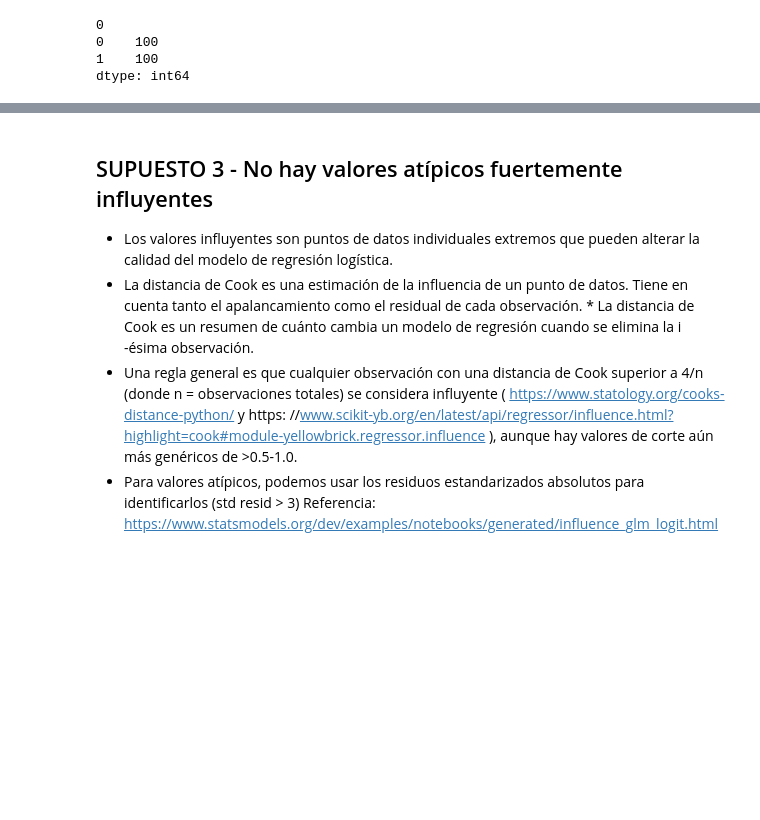
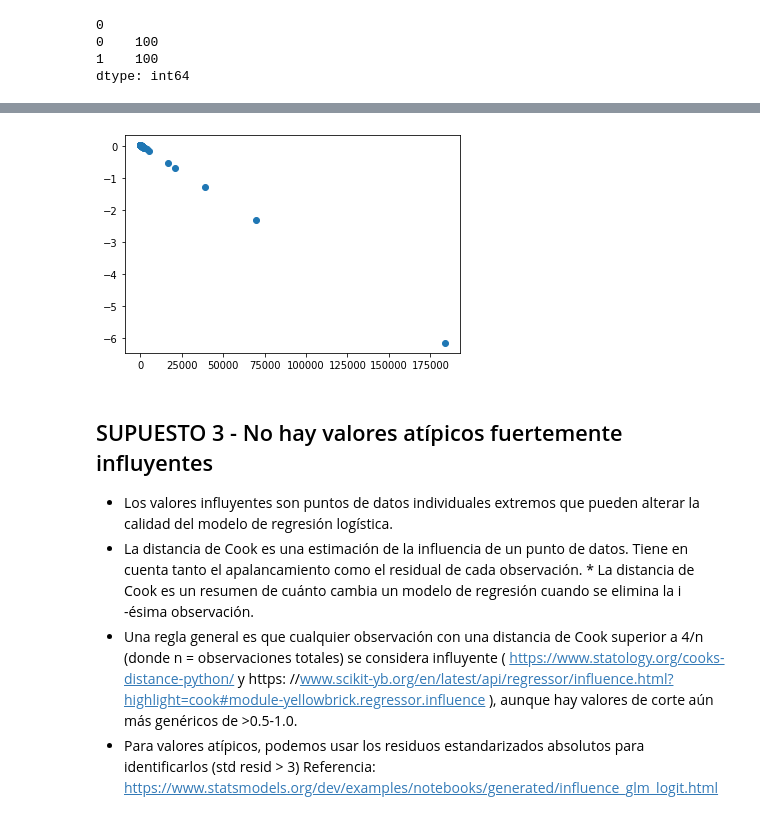
Before and after one commit to octagomez/TP_MARZO2022_REGRESION_LOGISTICA, a Jupyter notebook: Matrices_200_Ejercicio_TP_MARZO_NARCI_.ipynb, the cells around one changed output, grey strips where cells are left out. Saved outputs shown, nothing was run; the diff lists cells and outputs as text; code cells hidden in the pictures; blank space fills up the shorter version.

```diff
--- a/Matrices_200_Ejercicio_TP_MARZO_NARCI_.ipynb
+++ b/Matrices_200_Ejercicio_TP_MARZO_NARCI_.ipynb
@@ -251,0 +339,26 @@ linealidad en el supuesto logit cuando se realiza una regresión logística.
+# %%
+# DEFINO LIBRERIAS DE STATSMODELS
+import statsmodels.api as sm
+from statsmodels.genmod.generalized_linear_model import GLM
+from statsmodels.genmod import families
+from statsmodels.stats.outliers_influence import variance_inflation_factor
+
+# Redefine independent variables to include interaction terms
+
+###
+  # AYUDA!! NO SE XQ DA ERROR AL CREAR EL NUEVO DF X_lt
+###
+# X_lt = df_lt[0,1,'0:Log_0','1:Log_1'] # no me deja crear ese DF xq dice que la key pasada no existe ??
+y_lt = pd.DataFrame(y_20)
+print(y_lt)
+
+
+# Add constant
+X_lt_constant = sm.add_constant(X_lt, prepend=False)
+
+# Build model and fit the data (using statsmodel's Logit)
+logit_results = GLM(y_lt, X_lt_constant, family=families.Binomial()).fit()
+# logit_results = GLM(y_lt, X_lt, family=families.Binomial()).fit()
+
+# Display summary results
+print(logit_results.summary())
@@ -252,3 +383,14 @@ linealidad en el supuesto logit cuando se realiza una regresión logística.
+# %%
+predicted = logit_results.predict(X_lt_constant)
+
+# Get log odds values
+log_odds = np.log(predicted / (1 - predicted))
+
+# Visualize predictor continuous variable vs logit values (Age)
+plt.scatter(x=X_lt.values, y=log_odds);
+plt.show()
+# %% [output]
+[figure, added]
 # %% [markdown]
 ## SUPUESTO 3 - No hay valores atípicos fuertemente influyentes
 * Los valores influyentes son puntos de datos individuales extremos que pueden alterar la calidad del modelo de regresión logística.
```
Also changed, not shown: parts of 17 cells of this notebook.
